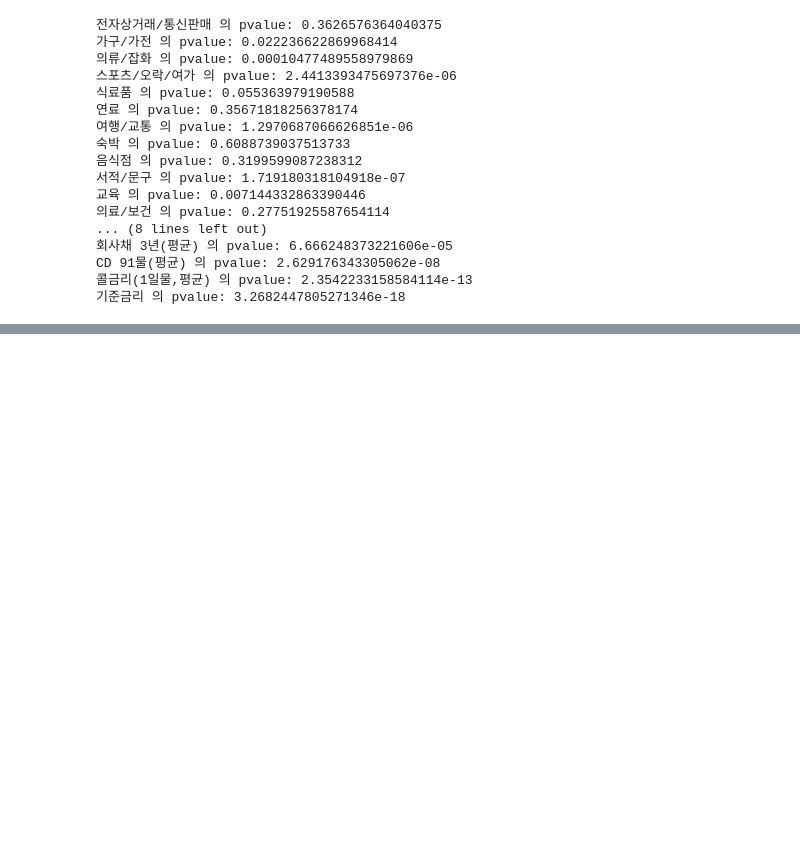
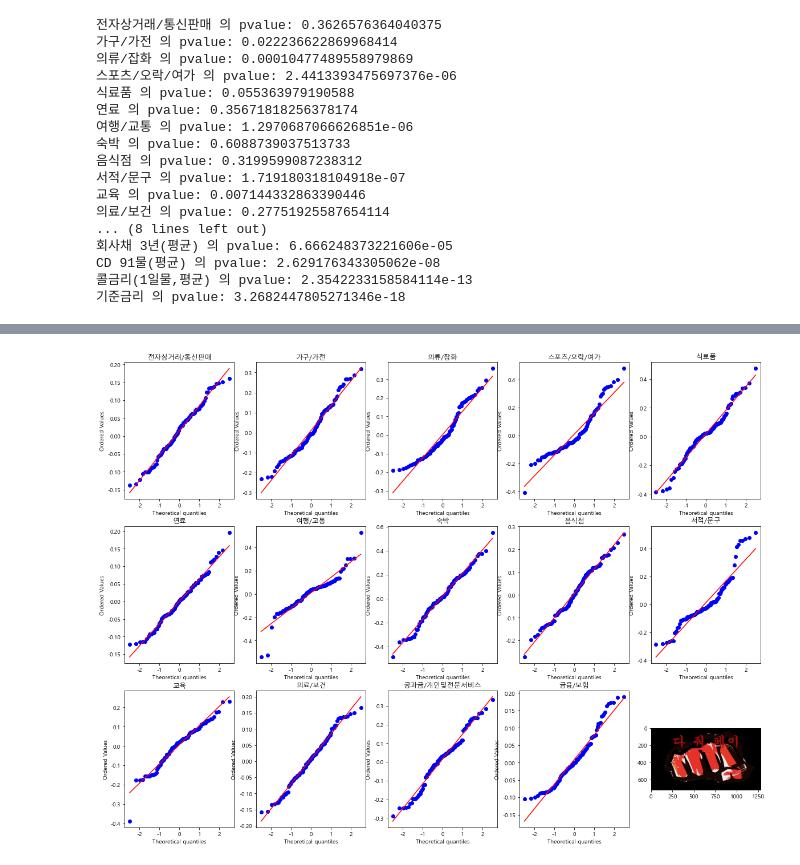
Before and after one commit to jkim0313/project1_dajopay, a Jupyter notebook: indexes.ipynb, the cells around one changed output, grey strips where cells are left out. Drawn from its saved outputs; the diff is of its cells as text; code cells hidden in the pictures; blank space fills up the shorter version.

```diff
--- a/indexes.ipynb
+++ b/indexes.ipynb
@@ -346,0 +374,43 @@ plt.show()
+# %%
+# 정규성 qqplot
+# 표준정규분포에서 직선에 가까우면 오차의 정규성 만족
+from matplotlib.pyplot import imread
+
+image = imread('./data/dajopay_subplot.png')
+
+fig, axes = plt.subplots(3, 5)
+fig.set_size_inches((20,15))
+
+stats.probplot(df["전자상거래/통신판매"], dist=stats.norm, plot=axes[0,0])
+axes[0,0].title.set_text("전자상거래/통신판매")
+stats.probplot(df["가구/가전"], dist=stats.norm, plot=axes[0,1])
+axes[0,1].title.set_text("가구/가전")
+stats.probplot(df["의류/잡화"], dist=stats.norm, plot=axes[0,2])
+axes[0,2].title.set_text("의류/잡화")
+stats.probplot(df["스포츠/오락/여가"], dist=stats.norm, plot=axes[0,3])
+axes[0,3].title.set_text("스포츠/오락/여가")
+stats.probplot(df["식료품"], dist=stats.norm, plot=axes[0,4])
+axes[0,4].title.set_text("식료품")
+stats.probplot(df["연료"], dist=stats.norm, plot=axes[1,0])
+axes[1,0].title.set_text("연료")
+stats.probplot(df["여행/교통"], dist=stats.norm, plot=axes[1,1])
+axes[1,1].title.set_text("여행/교통")
+stats.probplot(df["숙박"], dist=stats.norm, plot=axes[1,2])
+axes[1,2].title.set_text("숙박")
+stats.probplot(df["음식점"], dist=stats.norm, plot=axes[1,3])
+axes[1,3].title.set_text("음식점")
+stats.probplot(df["서적/문구"], dist=stats.norm, plot=axes[1,4])
+axes[1,4].title.set_text("서적/문구")
+stats.probplot(df["교육"], dist=stats.norm, plot=axes[2,0])
+axes[2,0].title.set_text("교육")
+stats.probplot(df["의료/보건"], dist=stats.norm, plot=axes[2,1])
+axes[2,1].title.set_text("의료/보건")
+stats.probplot(df["공과금/개인및전문서비스"], dist=stats.norm, plot=axes[2,2])
+axes[2,2].title.set_text("공과금/개인및전문서비스")
+stats.probplot(df["금융/보험"], dist=stats.norm, plot=axes[2,3])
+axes[2,3].title.set_text("금융/보험")
+axes[2,4].imshow(image)
+
+plt.show()
+# %% [output]
+[figure, added]
```
Also changed, not shown: parts of 8 cells of this notebook.
